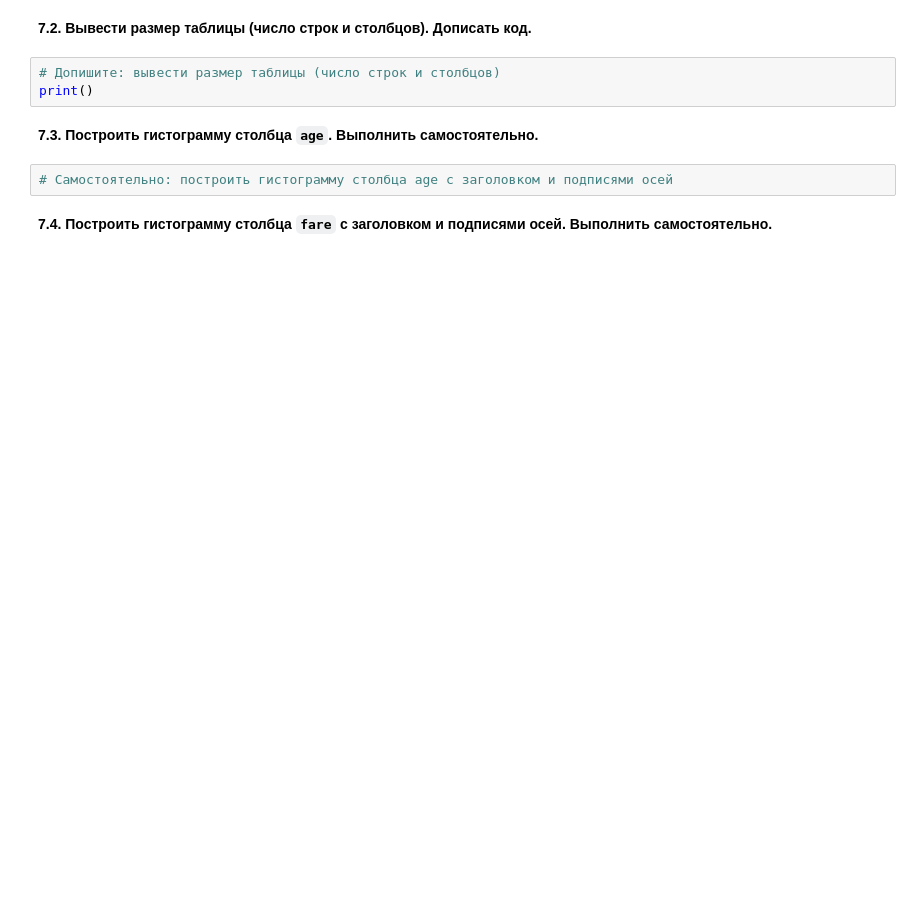
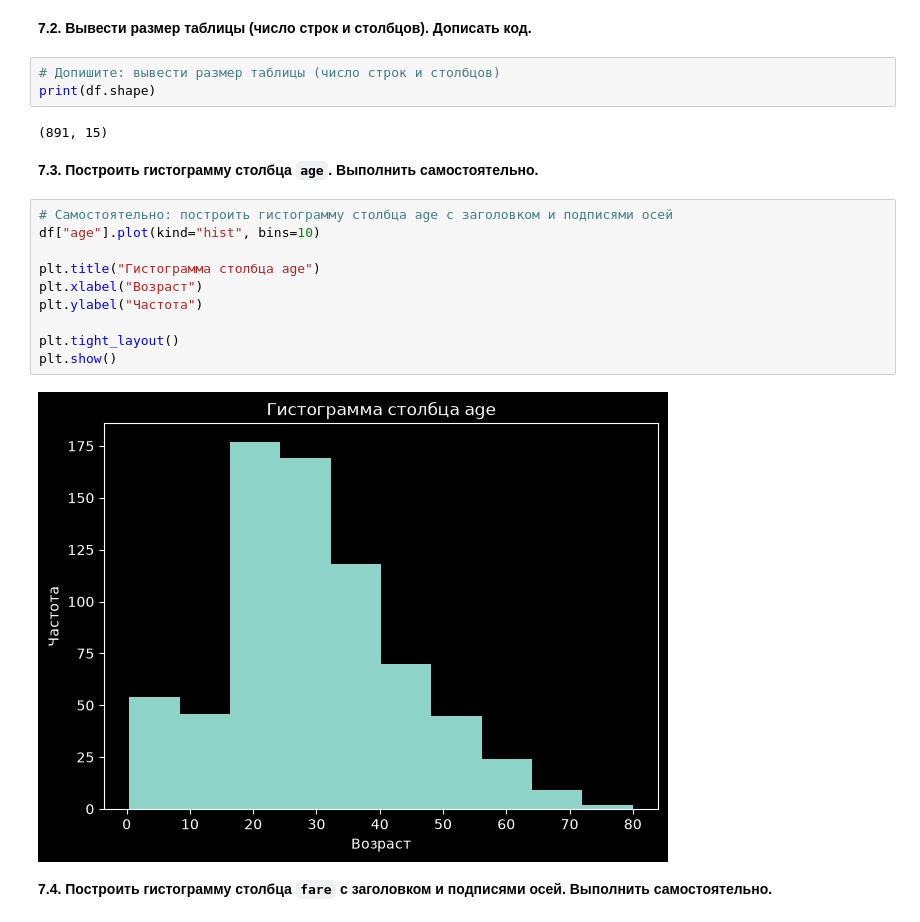
Before and after one commit to MonaCCi111/vvedenie_v_ii, a Jupyter notebook: lab1/notebooks/lab1.ipynb, the cells around one changed output. Cells and saved outputs as stored; diff of their text form; blank space fills up the shorter version.

```diff
--- a/lab1/notebooks/lab1.ipynb
+++ b/lab1/notebooks/lab1.ipynb
@@ -583,11 +634,23 @@ df.head()
 **7.2. Вывести размер таблицы (число строк и столбцов). Дописать код.**
 # %%
 # Допишите: вывести размер таблицы (число строк и столбцов)
-print()
+print(df.shape)
+# %% [output]
+(891, 15)
 # %% [markdown]
 **7.3. Построить гистограмму столбца `age`. Выполнить самостоятельно.**
 # %%
 # Самостоятельно: построить гистограмму столбца age с заголовком и подписями осей
+df["age"].plot(kind="hist", bins=10)
+
+plt.title("Гистограмма столбца age")
+plt.xlabel("Возраст")
+plt.ylabel("Частота")
+
+plt.tight_layout()
+plt.show()
+# %% [output]
+[figure, added]
 # %% [markdown]
 **7.4. Построить гистограмму столбца `fare` с заголовком и подписями осей. Выполнить самостоятельно.**
 # %%
```
Also changed, not shown: parts of 28 cells of this notebook, 1 other file.
